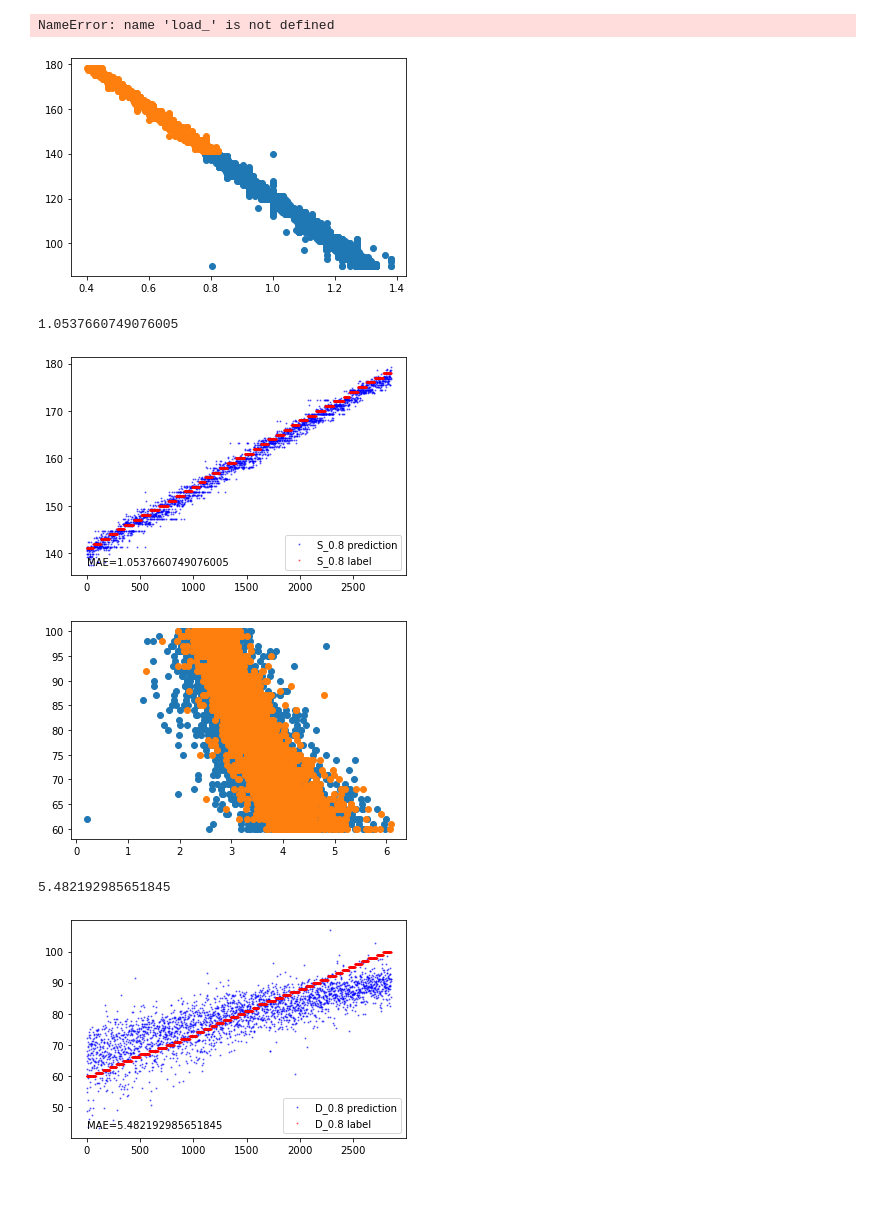
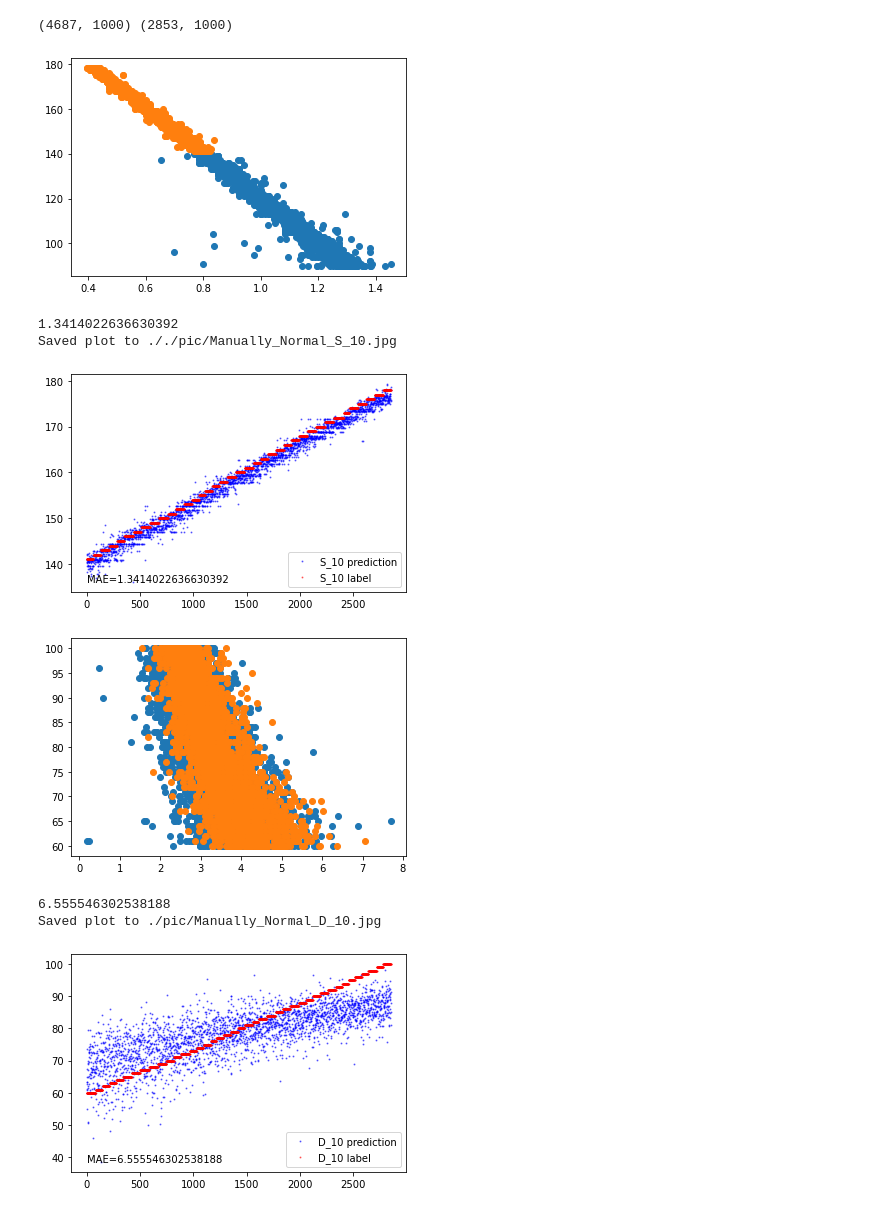
Before and after one commit to A-Big-Tortoise/NRSR_Research, a Jupyter notebook: Code/Week7/Normal_Noise.ipynb, the cells around one changed output. Saved outputs shown, nothing was run; the diff lists cells and outputs as text; code cells hidden in the pictures.

```diff
--- a/Code/Week7/Normal_Noise.ipynb
+++ b/Code/Week7/Normal_Noise.ipynb
@@ -295,8 +295,8 @@ if __name__=='__main__':
 
     print(signals_n_0_train.shape, signals_n_0_test.shape)
 
-    signals_n_x_train = signals_n_0_train + np.random.normal(loc=0.0, scale=0.7, size=signals_n_0_train.shape) * 1e-6
-    signals_n_x_test = signals_n_0_test + np.random.normal(loc=0.0, scale=0.7, size=signals_n_0_test.shape) * 1e-6
+    signals_n_x_train = signals_n_0_train + np.random.normal(loc=0.0, scale=1, size=signals_n_0_train.shape) * 1e-6
+    signals_n_x_test = signals_n_0_test + np.random.normal(loc=0.0, scale=1, size=signals_n_0_test.shape) * 1e-6
 
 
     def extract(signals, labels, clean_signals, aplha):
@@ -345,4 +345,4 @@ if __name__=='__main__':
     features_train, idxs_train = extract(signals_n_x_train, labels_n_0_train,signals_n_0_train, 1)
     features_test, idxs_test = extract(signals_n_x_test, labels_n_0_test, signals_n_0_test, 1.2)
 # %% [output]
-NameError: name 'load_' is not defined
+(4687, 1000) (2853, 1000)
@@ -362,27 +360,29 @@ idxs_train
 
     from Code.Tutorial.utils import plot_2vectors
 
-    plot_2vectors( labels_n_0_test[:, 4], yhat, False, 'S_0.8')
+    plot_2vectors( labels_n_0_test[:, 4], yhat, True, 'S_10', '././pic/Manually_Normal_S_10')
 # %% [output]
-[figure, old version]
+[figure, new version]
-1.0537660749076005
+1.3414022636630392
+Saved plot to ././pic/Manually_Normal_S_10.jpg
-[figure, old version]
+[figure, new version]
 # %%
     plt.figure()
     plt.scatter(np.array(features_train)[:, 1], labels_n_0_train[:, 5])
     plt.scatter(np.array(features_test)[:, 1], labels_n_0_test[:, 5])
     plt.show()
 
     # from sklearn.linear_model import LinearRegression as LR
 
-    reg = LR().fit(np.array(features_train)[:, 1].reshape(-1, 1), labels_n_0_train[:, 5])
-    yhat = reg.predict(np.array(features_test)[:, 1].reshape(-1, 1))
+    reg = LR().fit(np.nan_to_num(np.array(features_train)[:, 1]).reshape(-1, 1), np.nan_to_num(labels_n_0_train[:, 5]))
+    yhat = reg.predict(np.nan_to_num(np.array(features_test[:, 1])).reshape(-1, 1))
     print(np.mean(np.abs(yhat - labels_n_0_test[:, 5])))
 
     from Code.Tutorial.utils import plot_2vectors
 
-    plot_2vectors( labels_n_0_test[:, 5], yhat, False, 'D_0.8')
+    plot_2vectors( labels_n_0_test[:, 5], yhat,  True, 'D_10', './pic/Manually_Normal_D_10')
 # %% [output]
-[figure, old version]
+[figure, new version]
-5.482192985651845
+6.555546302538188
+Saved plot to ./pic/Manually_Normal_D_10.jpg
-[figure, old version]
+[figure, new version]
```
Also changed, not shown: parts of 2 cells of this notebook, 25 other files.
